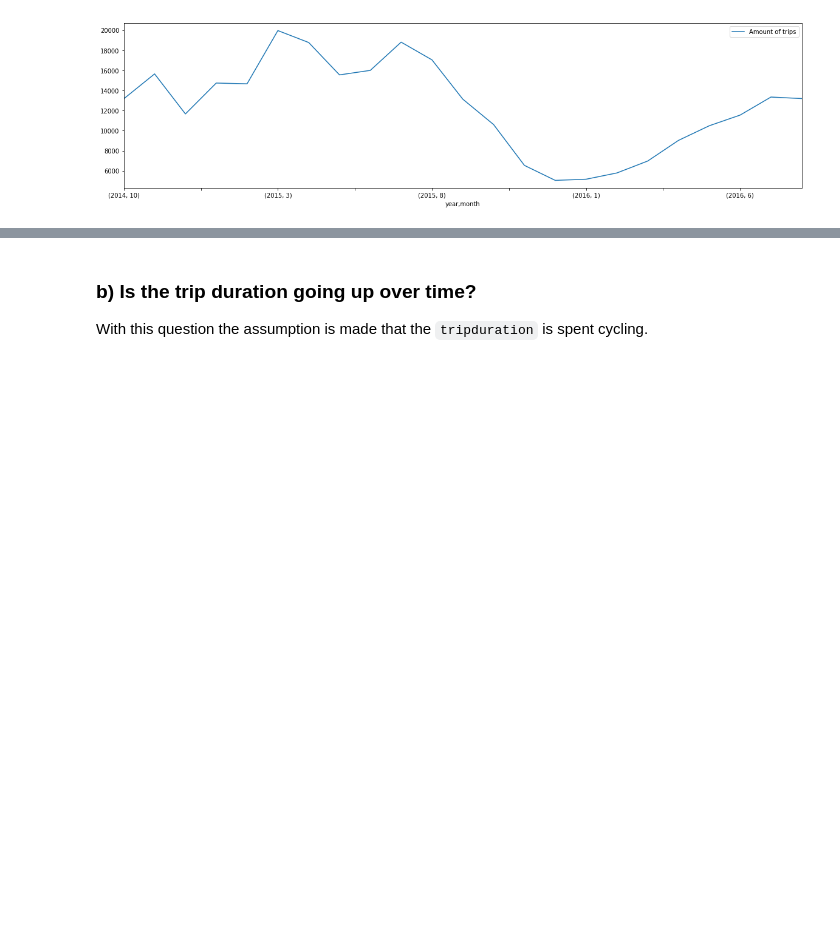
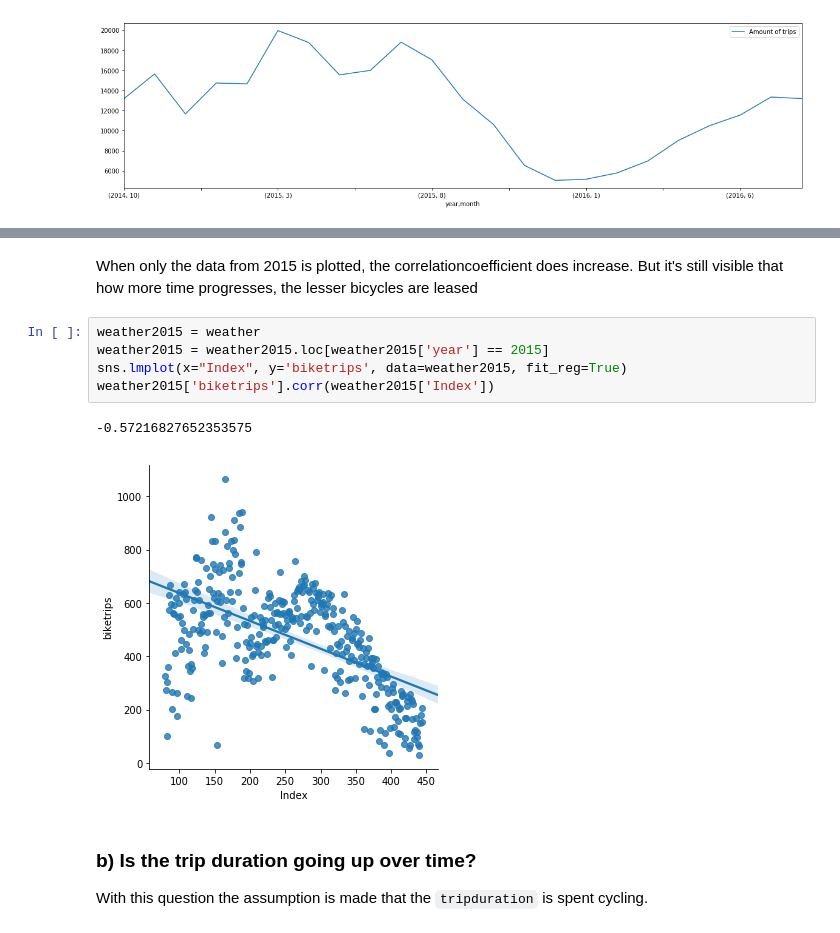
Before and after one commit to JeroenBoshuis/DataScience_Casus, a Jupyter notebook: Did it rain in Seattle and does this affect cycling.ipynb, the cells around one changed output, grey strips where cells are left out. Cells and saved outputs as stored; diff of their text form; blank space fills up the shorter version.

```diff
--- a/Did it rain in Seattle and does this affect cycling.ipynb
+++ b/Did it rain in Seattle and does this affect cycling.ipynb
@@ -922,3 +728,13 @@ tripspermy.plot(figsize=(20, 5))
+# %% [markdown]
+When only the data from 2015 is plotted, the correlationcoefficient does increase. But it's still visible that how more time progresses, the lesser bicycles are leased
+# %%
+weather2015 = weather
+weather2015 = weather2015.loc[weather2015['year'] == 2015]
+sns.lmplot(x="Index", y='biketrips', data=weather2015, fit_reg=True)
+weather2015['biketrips'].corr(weather2015['Index'])
+# %% [output]
+-0.57216827652353575
+[figure, added]
 # %% [markdown]
 ### b) Is the trip duration going up over time?<a id="SevenTwoTwo"></a>
 With this question the assumption is made that the `tripduration` is spent cycling.
```
Also changed, not shown: parts of 80 cells of this notebook, 2 other files.
